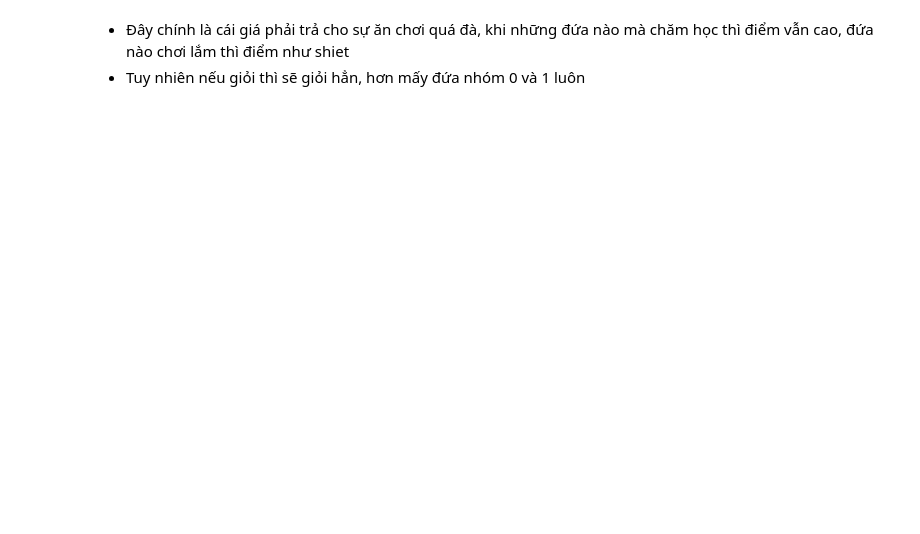
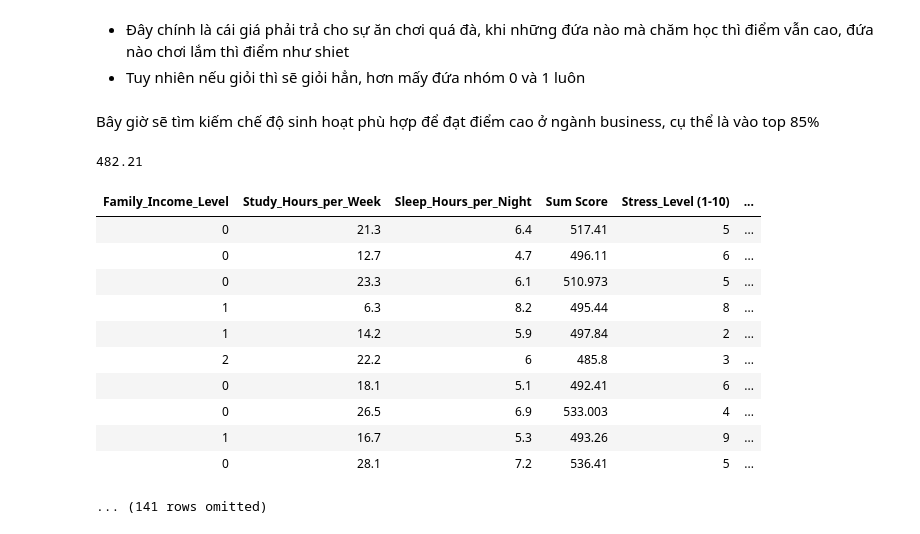
Before and after one commit to chikacow/Student-Performance-Discovery, a Jupyter notebook: mywork.ipynb, the cells around one changed output. Drawn from its saved outputs; the diff is of its cells as text; code cells hidden in the pictures; blank space fills up the shorter version.

```diff
--- a/mywork.ipynb
+++ b/mywork.ipynb
@@ -604,3 +622,26 @@ business_dp_total_score.where('Family_Income_Level', 2).select('Sum Score').samp
 # %% [markdown]
 - Đây chính là cái giá phải trả cho sự ăn chơi quá đà, khi những đứa nào mà chăm học thì điểm vẫn cao, đứa nào chơi lắm thì điểm như shiet
 - Tuy nhiên nếu giỏi thì sẽ giỏi hẳn, hơn mấy đứa nhóm 0 và 1 luôn
+# %% [markdown]
+Bây giờ sẽ tìm kiếm chế độ sinh hoạt phù hợp để đạt điểm cao ở ngành business, cụ thể là vào top 85%
+# %%
+sum_score = business_dp_total_score.column("Sum Score")
+score_85 = percentile(85, sum_score)
+print(score_85)
+business_dp_lifestyle = business_dp_total_score.select('Family_Income_Level', 'Study_Hours_per_Week', 'Sleep_Hours_per_Night', 'Sum Score', 'Stress_Level (1-10)', 'Extracurricular_Activities')
+excel_business_dp_total_score = business_dp_total_score.select('Family_Income_Level', 'Study_Hours_per_Week', 'Sleep_Hours_per_Night', 'Sum Score', 'Stress_Level (1-10)', 'Extracurricular_Activities').where("Sum Score", are.above_or_equal_to(score_85))
+excel_business_dp_total_score
+# %% [output]
+482.21
+| Family_Income_Level | Study_Hours_per_Week | Sleep_Hours_per_Night | Sum Score | Stress_Level (1-10) | ... |
+| 0 | 21.3 | 6.4 | 517.41 | 5 | ... |
+| 0 | 12.7 | 4.7 | 496.11 | 6 | ... |
+| 0 | 23.3 | 6.1 | 510.973 | 5 | ... |
+| 1 | 6.3 | 8.2 | 495.44 | 8 | ... |
+| 1 | 14.2 | 5.9 | 497.84 | 2 | ... |
+| 2 | 22.2 | 6 | 485.8 | 3 | ... |
+| 0 | 18.1 | 5.1 | 492.41 | 6 | ... |
+| 0 | 26.5 | 6.9 | 533.003 | 4 | ... |
+| 1 | 16.7 | 5.3 | 493.26 | 9 | ... |
+| 0 | 28.1 | 7.2 | 536.41 | 5 | ... |
+... (141 rows omitted)
```
Also changed, not shown: parts of 26 cells of this notebook, 1 other file.
